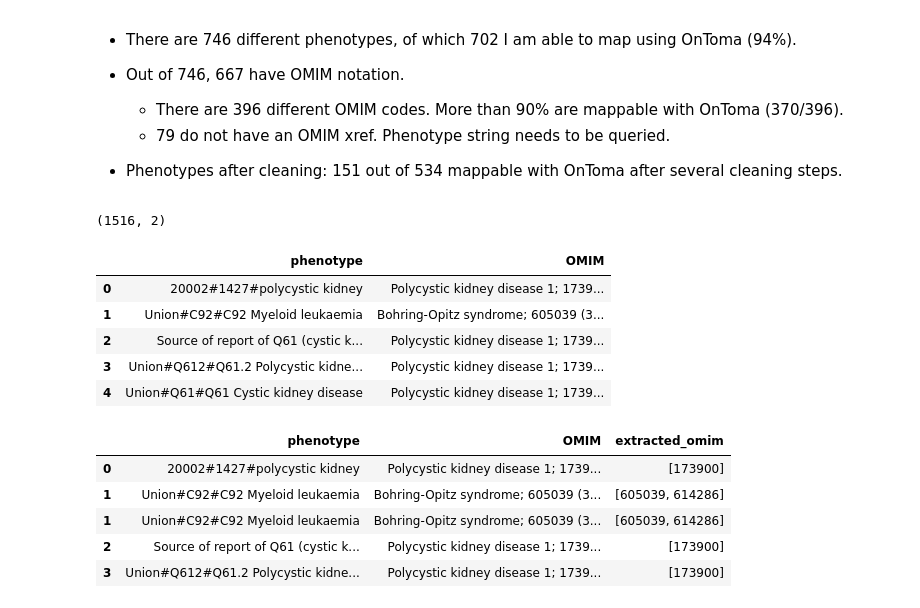
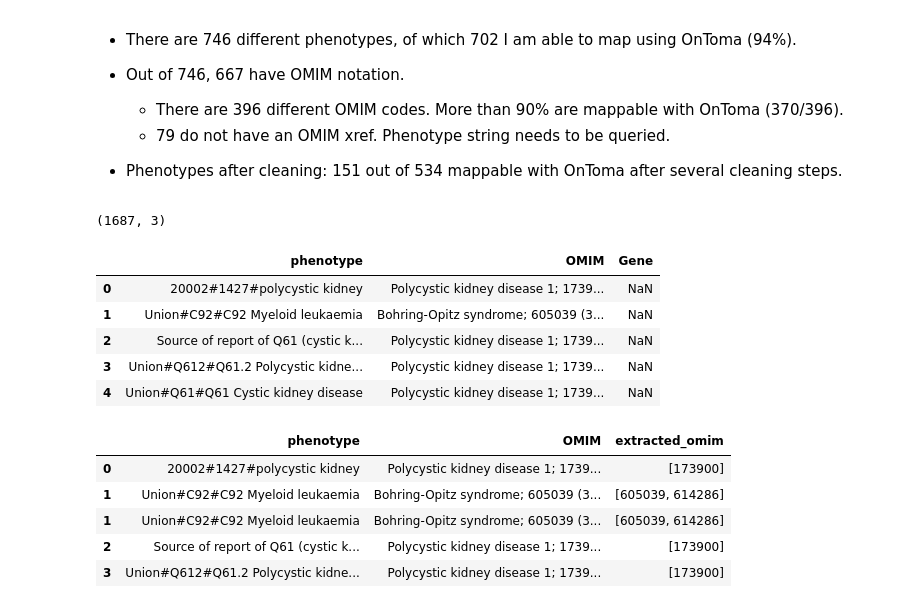
Before and after one commit to ireneisdoomed/random_notebooks, a Jupyter notebook: exome_data/az/notebooks/phenotypes.ipynb, the cells around one changed output. Drawn from its saved outputs; the diff is of its cells as text; code cells hidden in the pictures.

```diff
--- a/exome_data/az/notebooks/phenotypes.ipynb
+++ b/exome_data/az/notebooks/phenotypes.ipynb
@@ -51,25 +60,25 @@ Index(['model', 'Gene', 'Field', 'Path', 'Pheno', 'nSamples', 'nCarriers',
 # %%
 pheno = (
     pd.concat(
-        [binary[['phenotype', 'OMIM', 'p.value']], quant.rename(columns={'Pheno':'phenotype', 'p-value':'p.value'})[['phenotype', 'OMIM', 'p.value']]]
+        [binary[['phenotype', 'OMIM', 'p.value']], quant.rename(columns={'Pheno':'phenotype', 'p-value':'p.value'})[['phenotype', 'OMIM', 'Gene', 'p.value']]]
     )
 
     # Extract significant associations. Threshold = 2x10^-9
     .query('`p.value` < 2e-9').drop('p.value', axis=1)
 
     .drop_duplicates()
     .reset_index(drop=True)
 )
 print(pheno.shape)
 pheno.head()
 # %% [output]
-(1516, 2)
+(1687, 3)
-|  | phenotype | OMIM |
-| 0 | 20002#1427#polycystic kidney | Polycystic kidney disease 1; 1739... |
-| 1 | Union#C92#C92 Myeloid leukaemia | Bohring-Opitz syndrome; 605039 (3... |
-| 2 | Source of report of Q61 (cystic k... | Polycystic kidney disease 1; 1739... |
-| 3 | Union#Q612#Q61.2 Polycystic kidne... | Polycystic kidney disease 1; 1739... |
-| 4 | Union#Q61#Q61 Cystic kidney disease | Polycystic kidney disease 1; 1739... |
+|  | phenotype | OMIM | Gene |
+| 0 | 20002#1427#polycystic kidney | Polycystic kidney disease 1; 1739... | NaN |
+| 1 | Union#C92#C92 Myeloid leukaemia | Bohring-Opitz syndrome; 605039 (3... | NaN |
+| 2 | Source of report of Q61 (cystic k... | Polycystic kidney disease 1; 1739... | NaN |
+| 3 | Union#Q612#Q61.2 Polycystic kidne... | Polycystic kidney disease 1; 1739... | NaN |
+| 4 | Union#Q61#Q61 Cystic kidney disease | Polycystic kidney disease 1; 1739... | NaN |
 # %%
 pheno['extracted_omim'] = pheno['OMIM'].str.findall(r"\d{6}")
 pheno.head()
```
Also changed, not shown: parts of 10 cells of this notebook.
